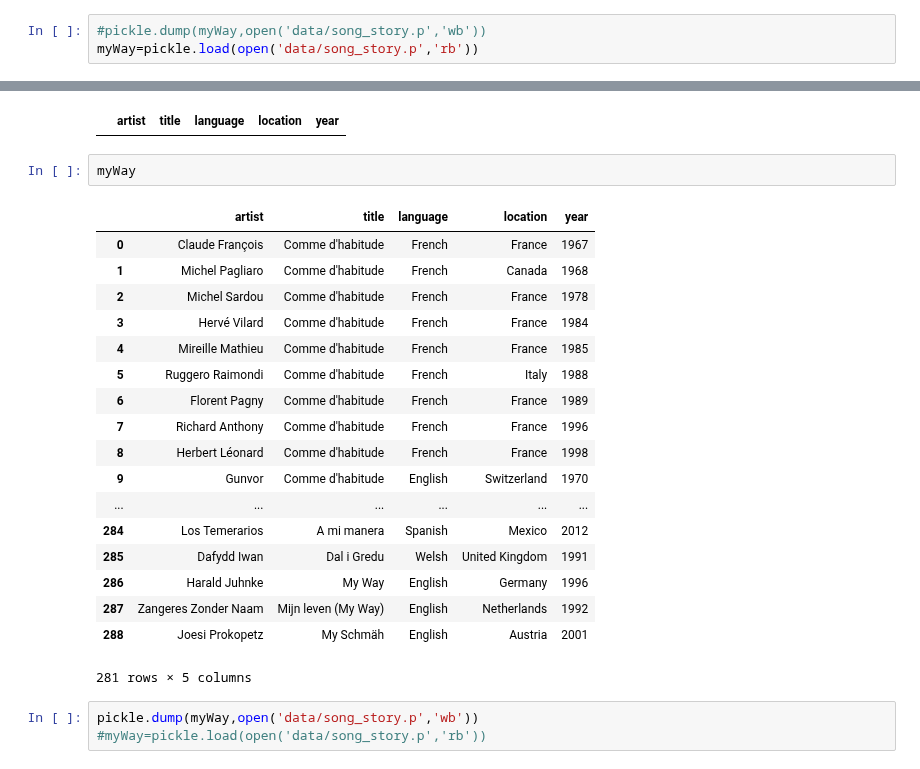
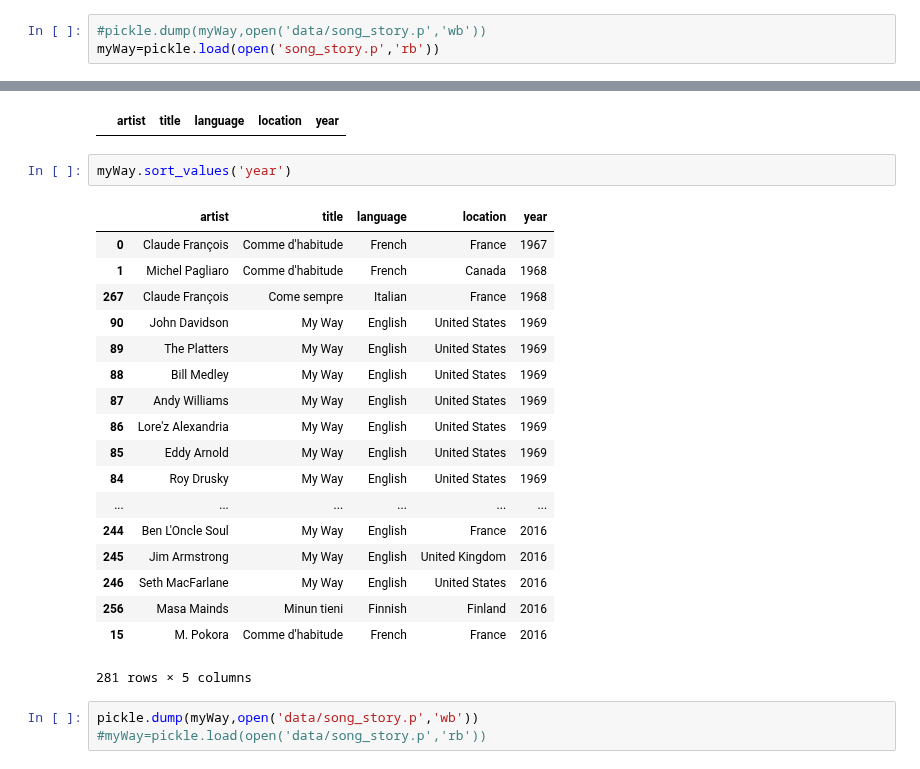
Before and after one commit to padesplaces/ada2017, a Jupyter notebook: project/song_story/Song Story.ipynb, the cells around one changed output, grey strips where cells are left out. Cells and saved outputs as stored; diff of their text form.

```diff
--- a/project/song_story/Song Story.ipynb
+++ b/project/song_story/Song Story.ipynb
@@ -194,7 +148,7 @@ myWay=pd.DataFrame()
 #    myWay=myWay.append(myWay_versions(i))
 # %%
 #pickle.dump(myWay,open('data/song_story.p','wb'))
-myWay=pickle.load(open('data/song_story.p','rb'))
+myWay=pickle.load(open('song_story.p','rb'))
 # %%
 # Rename unvalid country (cut with algorithm)
 myWay.replace(['Kingdom','States'],['United Kingdom','United States'],inplace=True)
@@ -266,25 +221,25 @@ myWay[myWay.location=='Missing']
 # %% [output]
 |  | artist | title | language | location | year |
 # %%
-myWay
+myWay.sort_values('year')
 # %% [output]
 |  | artist | title | language | location | year |
 | 0 | Claude François | Comme d'habitude | French | France | 1967 |
 | 1 | Michel Pagliaro | Comme d'habitude | French | Canada | 1968 |
-| 2 | Michel Sardou | Comme d'habitude | French | France | 1978 |
-| 3 | Hervé Vilard | Comme d'habitude | French | France | 1984 |
-| 4 | Mireille Mathieu | Comme d'habitude | French | France | 1985 |
-| 5 | Ruggero Raimondi | Comme d'habitude | French | Italy | 1988 |
-| 6 | Florent Pagny | Comme d'habitude | French | France | 1989 |
-| 7 | Richard Anthony | Comme d'habitude | French | France | 1996 |
-| 8 | Herbert Léonard | Comme d'habitude | French | France | 1998 |
-| 9 | Gunvor | Comme d'habitude | English | Switzerland | 1970 |
+| 267 | Claude François | Come sempre | Italian | France | 1968 |
+| 90 | John Davidson | My Way | English | United States | 1969 |
+| 89 | The Platters | My Way | English | United States | 1969 |
+| 88 | Bill Medley | My Way | English | United States | 1969 |
+| 87 | Andy Williams | My Way | English | United States | 1969 |
+| 86 | Lore'z Alexandria | My Way | English | United States | 1969 |
+| 85 | Eddy Arnold | My Way | English | United States | 1969 |
+| 84 | Roy Drusky | My Way | English | United States | 1969 |
 | ... | ... | ... | ... | ... | ... |
-| 284 | Los Temerarios | A mi manera | Spanish | Mexico | 2012 |
-| 285 | Dafydd Iwan | Dal i Gredu | Welsh | United Kingdom | 1991 |
-| 286 | Harald Juhnke | My Way | English | Germany | 1996 |
-| 287 | Zangeres Zonder Naam | Mijn leven (My Way) | English | Netherlands | 1992 |
-| 288 | Joesi Prokopetz | My Schmäh | English | Austria | 2001 |
+| 244 | Ben L'Oncle Soul | My Way | English | France | 2016 |
+| 245 | Jim Armstrong | My Way | English | United Kingdom | 2016 |
+| 246 | Seth MacFarlane | My Way | English | United States | 2016 |
+| 256 | Masa Mainds | Minun tieni | Finnish | Finland | 2016 |
+| 15 | M. Pokora | Comme d'habitude | French | France | 2016 |
 281 rows × 5 columns
 # %%
 pickle.dump(myWay,open('data/song_story.p','wb'))
```
Also changed, not shown: parts of 11 cells of this notebook, 1 other file.
